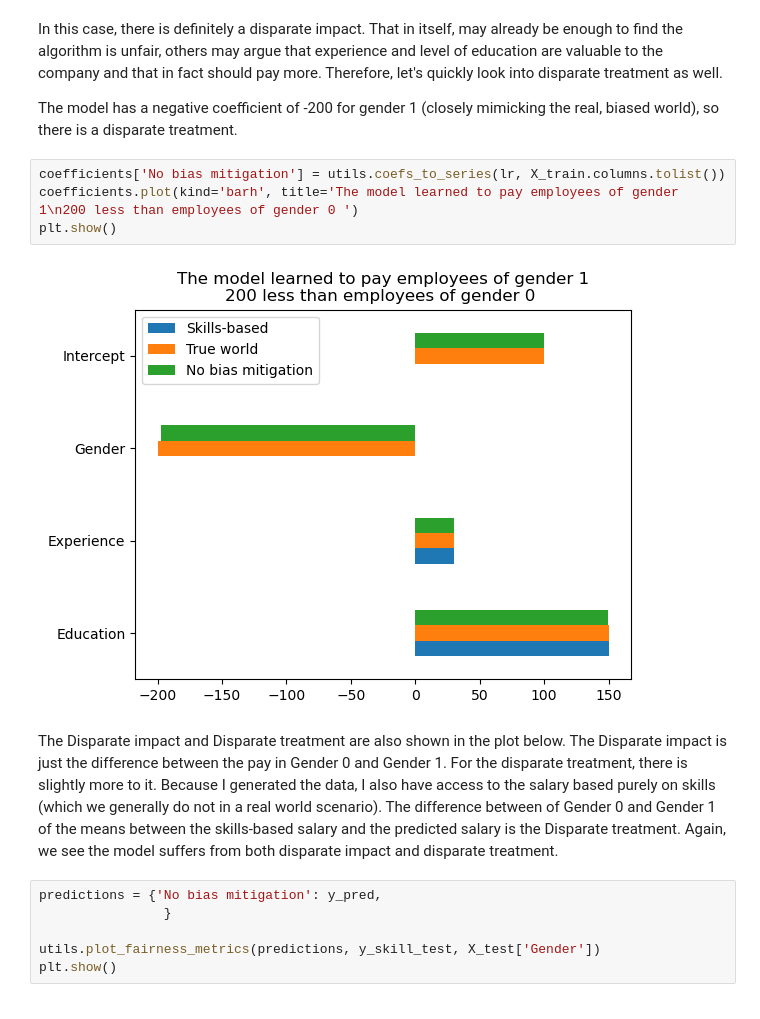
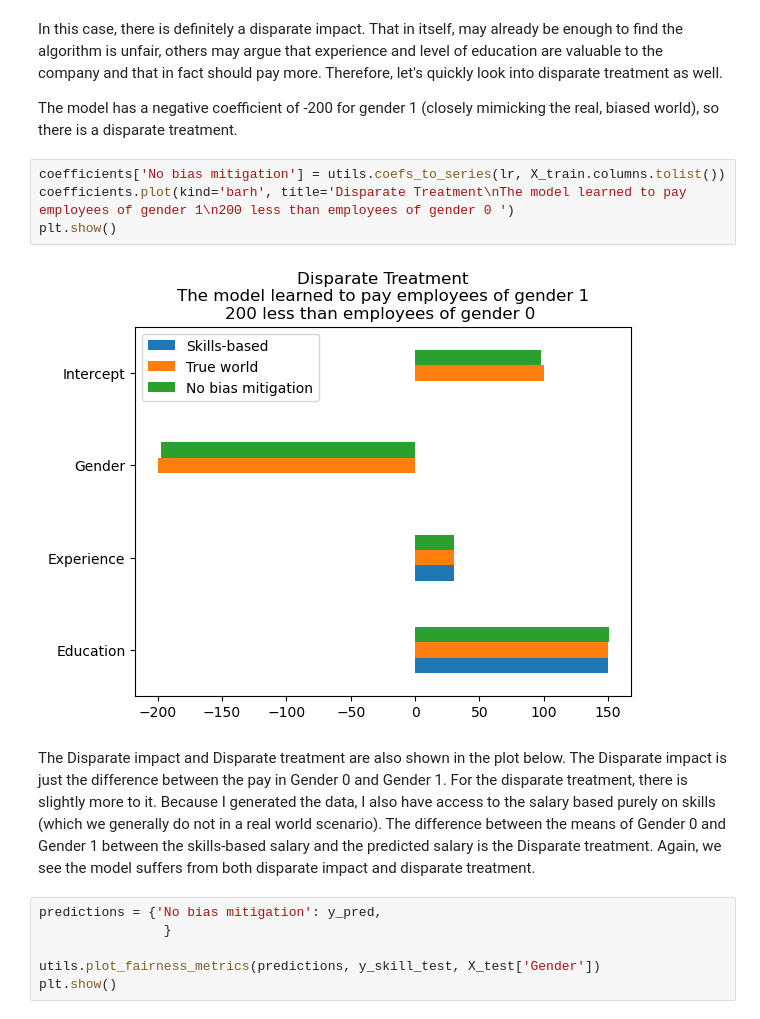
Before and after one commit to SjoerdCor/fairness, a Jupyter notebook: IntroducingTheIgnoringEstimator.ipynb, the cells around one changed output. Drawn from its saved outputs; the diff is of its cells as text.

```diff
--- a/IntroducingTheIgnoringEstimator.ipynb
+++ b/IntroducingTheIgnoringEstimator.ipynb
@@ -134,12 +134,12 @@ In this case, there is definitely a disparate impact. That in itself, may alread
 The model has a negative coefficient of -200 for gender 1 (closely mimicking the real, biased world), so there is a disparate treatment.
 # %%
 coefficients['No bias mitigation'] = utils.coefs_to_series(lr, X_train.columns.tolist())
-coefficients.plot(kind='barh', title='The model learned to pay employees of gender 1\n200 less than employees of gender 0 ')
+coefficients.plot(kind='barh', title='Disparate Treatment\nThe model learned to pay employees of gender 1\n200 less than employees of gender 0 ')
 plt.show()
 # %% [output]
-[figure, old version]
+[figure, new version]
 # %% [markdown]
-The Disparate impact and Disparate treatment are also shown in the plot below. The Disparate impact is just the difference between the pay in Gender 0 and Gender 1. For the disparate treatment, there is slightly more to it. Because I generated the data, I also have access to the salary based purely on skills (which we generally do not in a real world scenario). The difference between of Gender 0 and Gender 1 of the means between the skills-based salary and the predicted salary is the Disparate treatment. Again, we see the model suffers from both disparate impact and disparate treatment.
+The Disparate impact and Disparate treatment are also shown in the plot below. The Disparate impact is just the difference between the pay in Gender 0 and Gender 1. For the disparate treatment, there is slightly more to it. Because I generated the data, I also have access to the salary based purely on skills (which we generally do not in a real world scenario). The difference between the means of Gender 0 and Gender 1 between the skills-based salary and the predicted salary is the Disparate treatment. Again, we see the model suffers from both disparate impact and disparate treatment.
 # %%
 predictions = {'No bias mitigation': y_pred,
                 }
```
Also changed, not shown: parts of 7 cells of this notebook.
